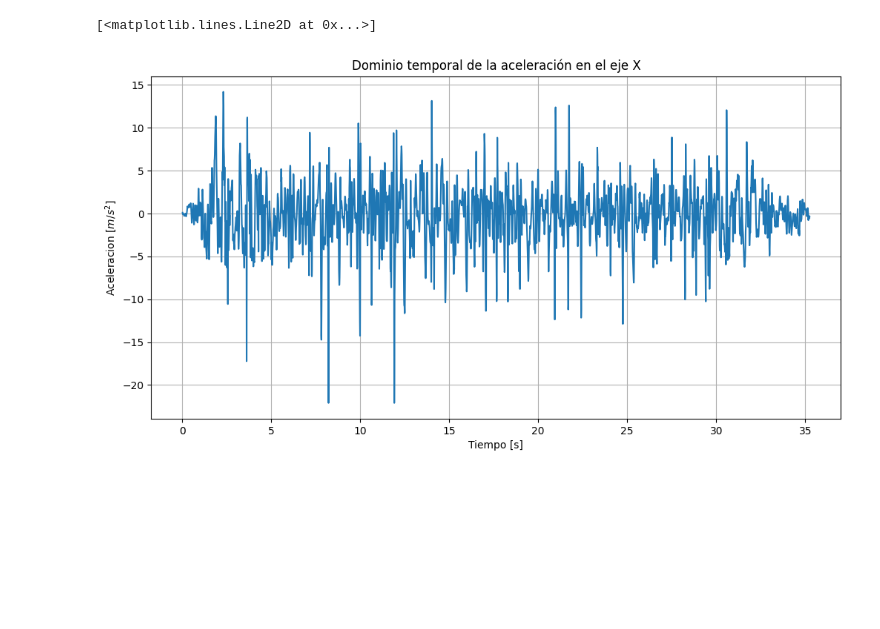
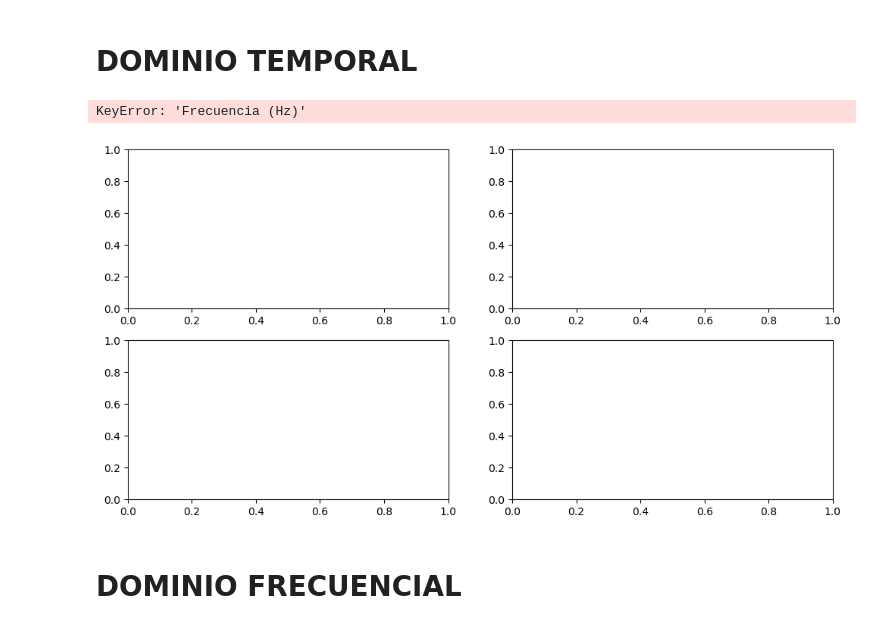
Before and after one commit to uunaii/Industria_R11, a Jupyter notebook: Code.ipynb, the cells around one changed output. Cells and saved outputs as stored; diff of their text form; code cells hidden in the pictures; blank space fills up the shorter version.

```diff
--- a/Code.ipynb
+++ b/Code.ipynb
@@ -33,6 +33,28 @@ df_ejemplo
-# %%
-setup_graph('Dominio temporal de la aceleración en el eje X', 'Tiempo [s]', 'Aceleracion [$m/s^2$]', fig_size=(12,6))
-plt.plot(df_ejemplo['Time (s)'], df_ejemplo['Linear Acceleration x (m/s^2)'])
-# %% [output]
-[<matplotlib.lines.Line2D at 0x...>]
-[figure, removed]
+# %% [markdown]
+# DOMINIO TEMPORAL
+# %%
+import matplotlib.pyplot as plt
+
+def plot_acceleration_freq(df_list, titles):
+    num_plots = len(df_list)
+    fig, axs = plt.subplots(2, 2, figsize=(12, 6))
+    for i in range(num_plots):
+        row = i // 2
+        col = i % 2
+        axs[row, col].plot(df_list[i]['Frecuencia (Hz)'], df_list[i]['Amplitud (m/s^2)'])
+        axs[row, col].set_title(titles[i])
+        axs[row, col].set_xlabel('Frecuencia [Hz]')
+        axs[row, col].set_ylabel('Amplitud [$m/s^2$]')
+    plt.tight_layout()
+
+# Uso de la función
+df_a = [df_bajar_monte, df_subir_monte, df_bici, df_coche]
+titles = ['Bajar monte', 'Subir monte', 'Bici', 'Coche']
+
+plot_acceleration_freq(df_a, titles)
+plt.show()
+# %% [output]
+KeyError: 'Frecuencia (Hz)'
+[figure, added]
+# %% [markdown]
+# DOMINIO FRECUENCIAL
```
Also changed, not shown: parts of 19 cells of this notebook.
